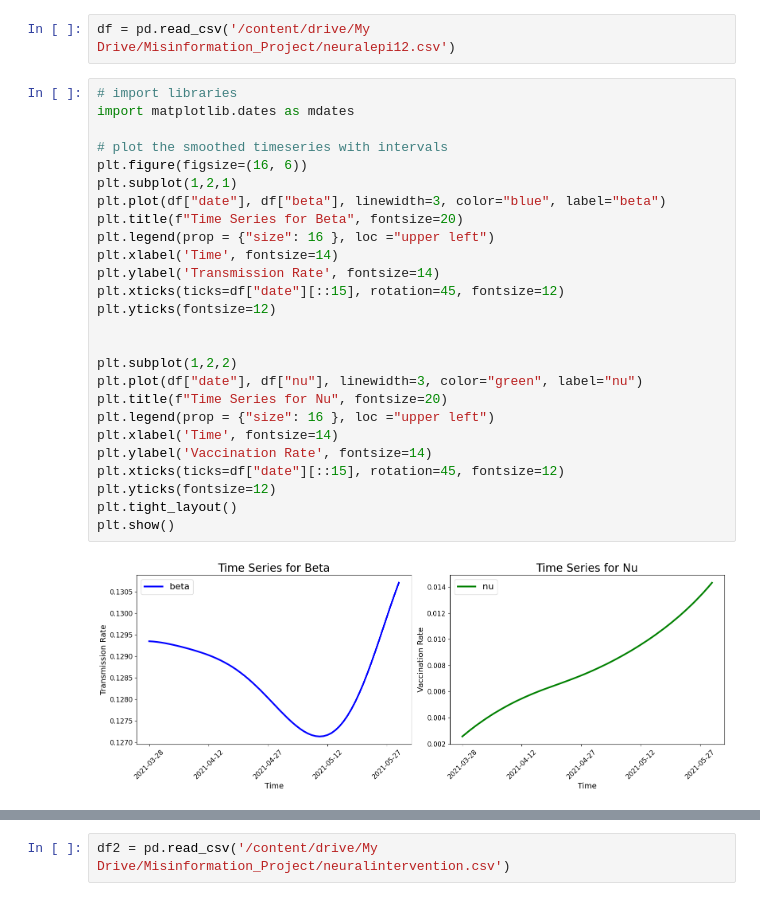
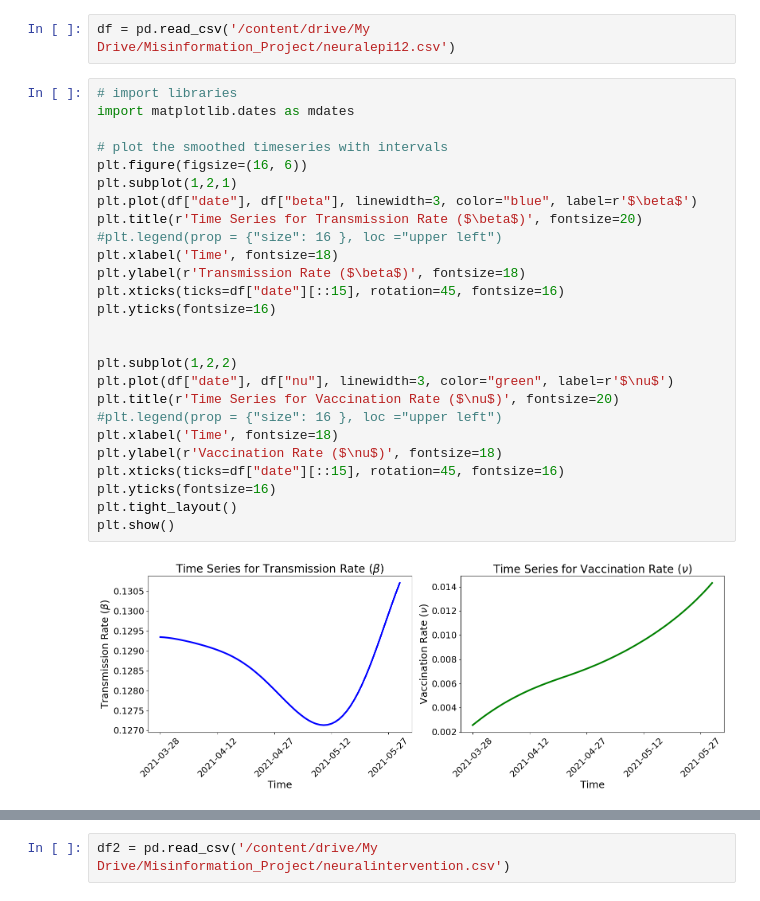
Before and after one commit to Nancy-Shi/Misinformation_DNN_Model, a Jupyter notebook: Plot_Beta_and_Nu_Series_First_Wave.ipynb, the cells around one changed output, grey strips where cells are left out. Cells and saved outputs as stored; diff of their text form.

```diff
--- a/Plot_Beta_and_Nu_Series_First_Wave.ipynb
+++ b/Plot_Beta_and_Nu_Series_First_Wave.ipynb
@@ -16,28 +17,28 @@ df = pd.read_csv('/content/drive/My Drive/Misinformation_Project/neuralepi12.csv
 # %%
 # import libraries
 import matplotlib.dates as mdates
 
 # plot the smoothed timeseries with intervals
 plt.figure(figsize=(16, 6))
 plt.subplot(1,2,1)
-plt.plot(df["date"], df["beta"], linewidth=3, color="blue", label="beta")
-plt.title(f"Time Series for Beta", fontsize=20)
-plt.legend(prop = {"size": 16 }, loc ="upper left")
-plt.xlabel('Time', fontsize=14)
-plt.ylabel('Transmission Rate', fontsize=14)
-plt.xticks(ticks=df["date"][::15], rotation=45, fontsize=12)
-plt.yticks(fontsize=12)
+plt.plot(df["date"], df["beta"], linewidth=3, color="blue", label=r'$\beta$')
+plt.title(r'Time Series for Transmission Rate ($\beta$)', fontsize=20)
+#plt.legend(prop = {"size": 16 }, loc ="upper left")
+plt.xlabel('Time', fontsize=18)
+plt.ylabel(r'Transmission Rate ($\beta$)', fontsize=18)
+plt.xticks(ticks=df["date"][::15], rotation=45, fontsize=16)
+plt.yticks(fontsize=16)
 
 
 plt.subplot(1,2,2)
-plt.plot(df["date"], df["nu"], linewidth=3, color="green", label="nu")
-plt.title(f"Time Series for Nu", fontsize=20)
-plt.legend(prop = {"size": 16 }, loc ="upper left")
-plt.xlabel('Time', fontsize=14)
-plt.ylabel('Vaccination Rate', fontsize=14)
-plt.xticks(ticks=df["date"][::15], rotation=45, fontsize=12)
-plt.yticks(fontsize=12)
+plt.plot(df["date"], df["nu"], linewidth=3, color="green", label=r'$\nu$')
+plt.title(r'Time Series for Vaccination Rate ($\nu$)', fontsize=20)
+#plt.legend(prop = {"size": 16 }, loc ="upper left")
+plt.xlabel('Time', fontsize=18)
+plt.ylabel(r'Vaccination Rate ($\nu$)', fontsize=18)
+plt.xticks(ticks=df["date"][::15], rotation=45, fontsize=16)
+plt.yticks(fontsize=16)
 plt.tight_layout()
 plt.show()
 # %% [output]
-[figure, old version]
+[figure, new version]
```
Also changed, not shown: parts of 4 cells of this notebook.
